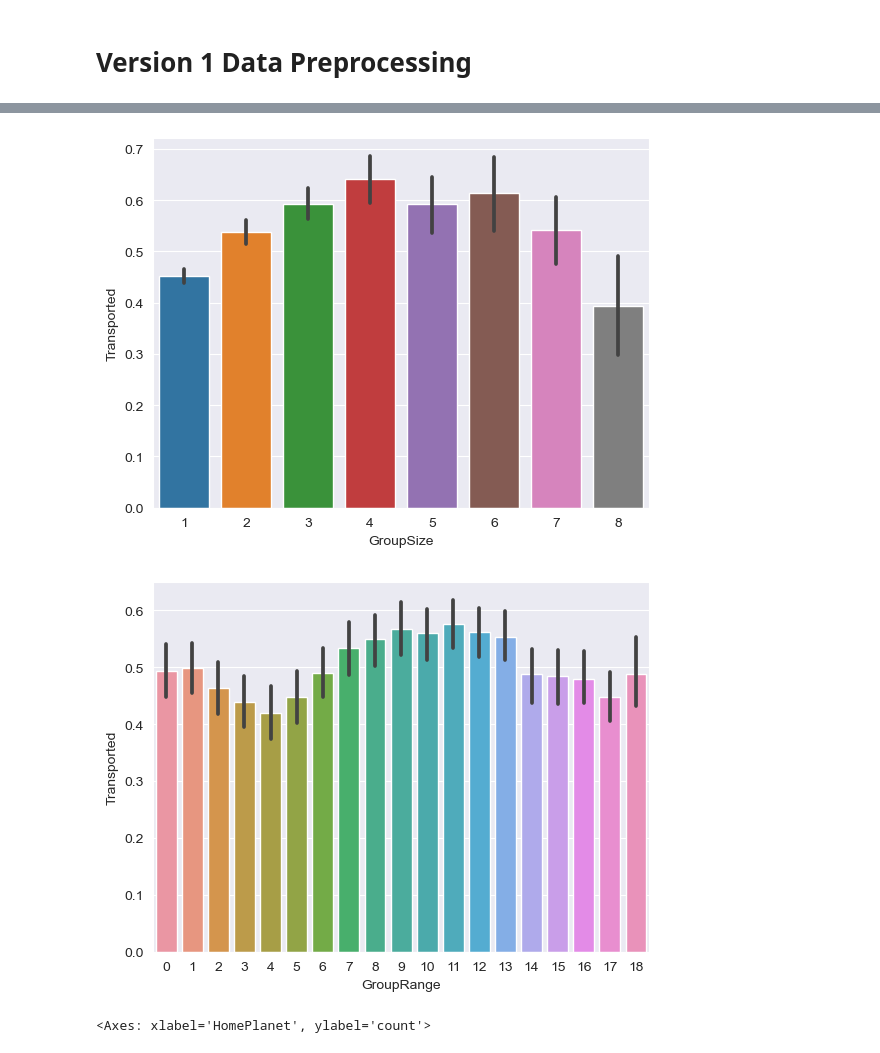
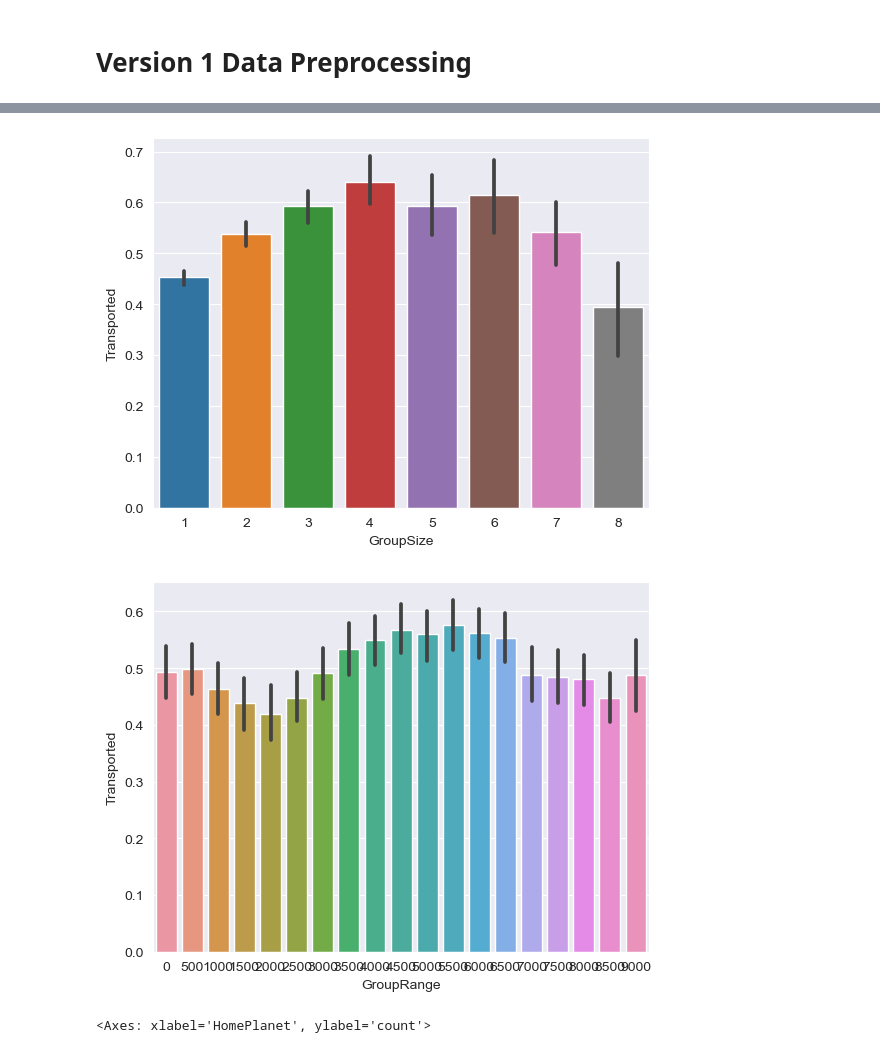
Before and after one commit to MjMoshiri/Kaggle-competitions, a Jupyter notebook: Spaceship Titanic/notebook.ipynb, the cells around one changed output, grey strips where cells are left out. Drawn from its saved outputs; the diff is of its cells as text; code cells hidden in the pictures.

```diff
--- a/Spaceship Titanic/notebook.ipynb
+++ b/Spaceship Titanic/notebook.ipynb
@@ -65,14 +57,18 @@ plt.show()
 # %% [markdown]
 # Version 1 Data Preprocessing
 # %%
-v1_data = data.copy(deep=True)
+data_v1 = train.copy(deep=True)
 # separate PassengerId  to two columns group and number (before and after the _) as int
-v1_data['Group'], v1_data['Number'] = v1_data['PassengerId'].str.split('_', 1).str
-v1_data['Group'] = v1_data['Group'].astype(int)
-v1_data['Number'] = v1_data['Number'].astype(int)
-# drop PassengerId
-v1_data.drop(['PassengerId'], axis=1, inplace=True)
-# count number of members in each group
-v1_data['GroupSize'] = v1_data.groupby('Group')['Group'].transform('count')
+def split_passenger_id(data):
+    data['Group'], data['Number'] = data['PassengerId'].str.split('_', 1).str
+    data['Group'] = data['Group'].astype(int)
+    data['Number'] = data['Number'].astype(int)
+    # drop PassengerId
+    data.drop(['PassengerId'], axis=1, inplace=True)
+    # count number of members in each group
+    data['GroupSize'] = data.groupby('Group')['Group'].transform('count')
+    return data
+data_v1 = split_passenger_id(data_v1)
+cleaning_pipeline.append(split_passenger_id)
 # %%
 #Relationship between Number and Transported by percentage
@@ -83,15 +79,19 @@ plt.show()
 # %%
 #Relationship between GroupSize and Transported by percentage
-sns.barplot(x='GroupSize', y='Transported', data=v1_data)
+sns.barplot(x='GroupSize', y='Transported', data=data_v1)
 plt.show()
 # %% [output]
-[figure, old version]
+[figure, new version]
 # %%
 #Relationship between GroupRange (each 500 e.g. 1-500, 501-1000, etc.) and Transported by percentage
-v1_data['GroupRange'] = v1_data['Group'].apply(lambda x: x//500)
-sns.barplot(x='GroupRange', y='Transported', data=v1_data)
+def group_range(data):
+    data['GroupRange'] = data['Group'].apply(lambda x: (x // 500) * 500)
+    return data
+data_v1 = group_range(data_v1)
+cleaning_pipeline.append(group_range)
+sns.barplot(x='GroupRange', y='Transported', data=data_v1)
 plt.show()
 # %% [output]
-[figure, old version]
+[figure, new version]
 # %%
 #Relationship between HomePlanet and Transported
```
Also changed, not shown: parts of 55 cells of this notebook, 2 other files.
